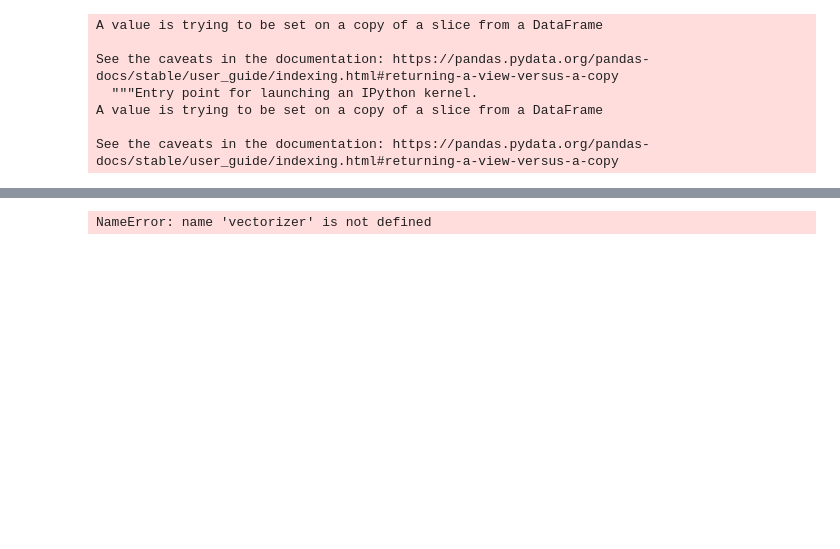
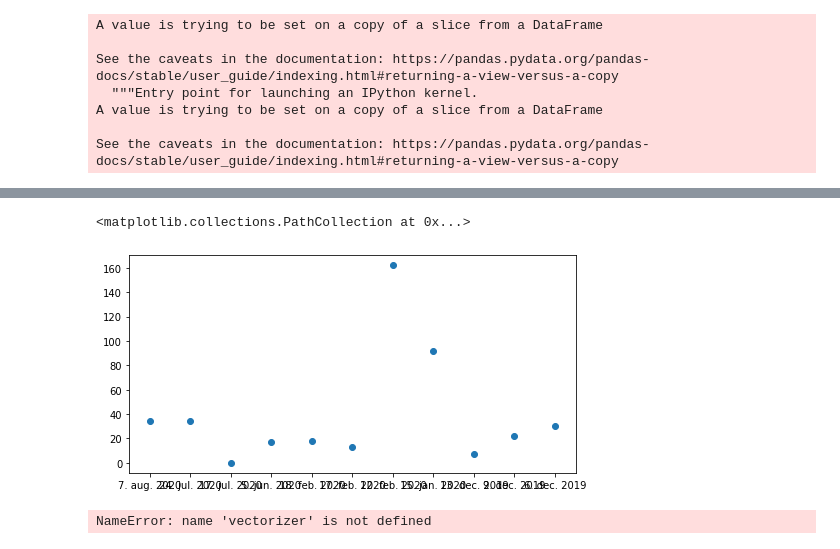
Before and after one commit to isds47/Isds47, a Jupyter notebook: Machine learning/Machine Learning.ipynb, the cells around one changed output, grey strips where cells are left out. Saved outputs shown, nothing was run; the diff lists cells and outputs as text; code cells hidden in the pictures; blank space fills up the shorter version.

```diff
--- a/Machine learning/Machine Learning.ipynb
+++ b/Machine learning/Machine Learning.ipynb
@@ -42,3 +50,9 @@ data = data.reset_index()
+# %%
+len_title = []
+len_body = []
+for i in data['title']:
+    len_title.append(len(i))
+data['len_title'] = pd.DataFrame(data=len_title)
 # %%
 n = 10
 data['comments_cat'] = pd.qcut(data.comments, n, labels=list(range(n)))
@@ -49,2 +63,8 @@ AttributeError: 'DataFrame' object has no attribute 'comments_cat'
 # %%
 data['set'] = 'hi'
+# %%
+n = len(data['set'])
+if n%2 !=0:
+    n -= 1
+n1 = int(n/2)
+n
@@ -51,6 +73,6 @@ data['set'] = 'hi'
 # %%
-data['set'][:12000] = 'test'
-data['set'][12000:24000] = 'train'
+data['set'][:n1] = 'test'
+data['set'][n1:n] = 'train'
 # %% [output]
 A value is trying to be set on a copy of a slice from a DataFrame
 
@@ -62,3 +84,5 @@ See the caveats in the documentation: https://pandas.pydata.org/pandas-docs/stab
 # %%
 df_train = data[data.set=="train"]
 df_test = data[data.set=="test"]
+# %%
+df_test_word = df_test[df_test.proc_title_rm=='dårligt']
@@ -65,3 +104,9 @@ df_test = data[data.set=="test"]
+# %%
+plt.figure(figsize=(8,4))
+plt.scatter(df_test_word.date,df_test_word.comments)
+# %% [output]
+<matplotlib.collections.PathCollection at 0x...>
+[figure, added]
 # %%
 vectorizer_test = CountVectorizer()
 X = vectorizer.fit_transform(df_train.title.values)
```
Also changed, not shown: parts of 25 cells of this notebook, 9 other files.
